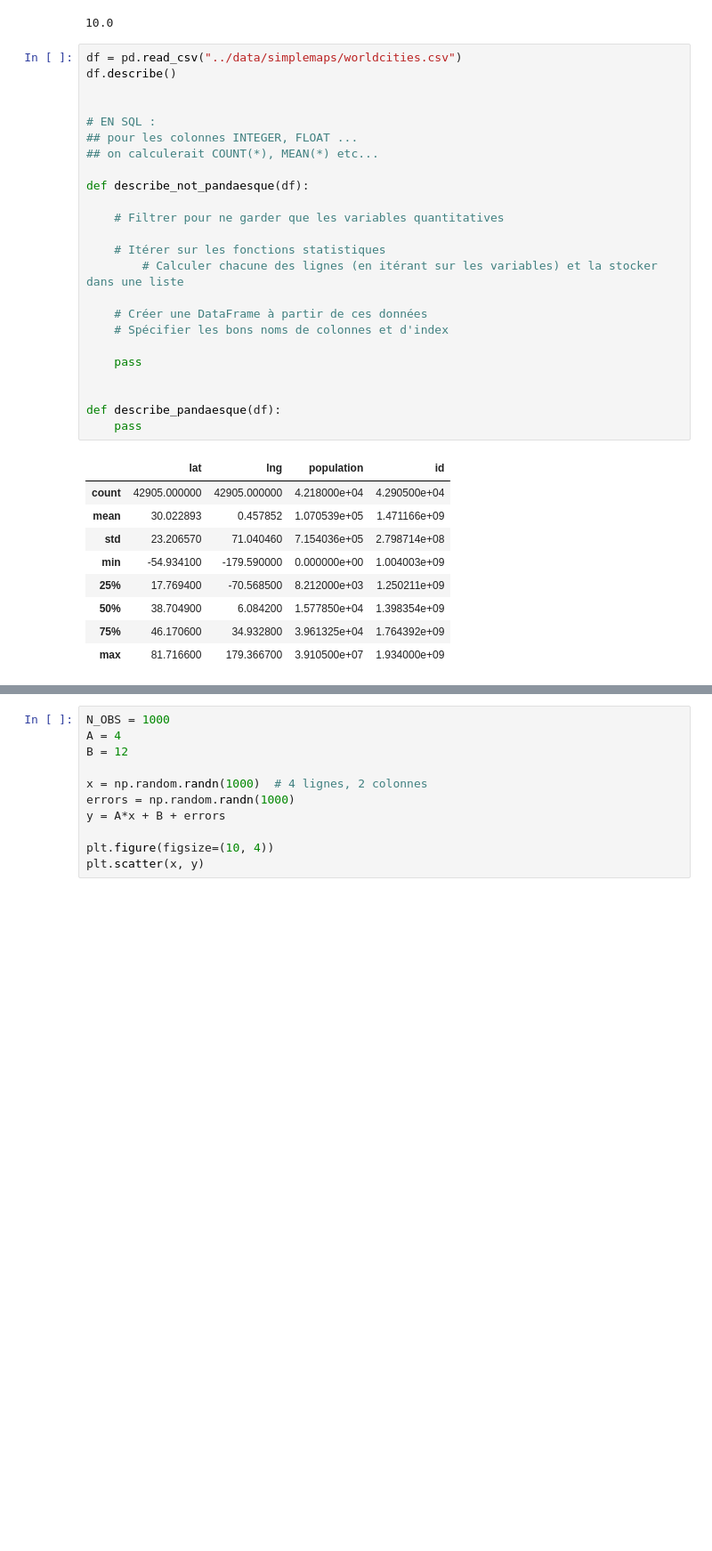
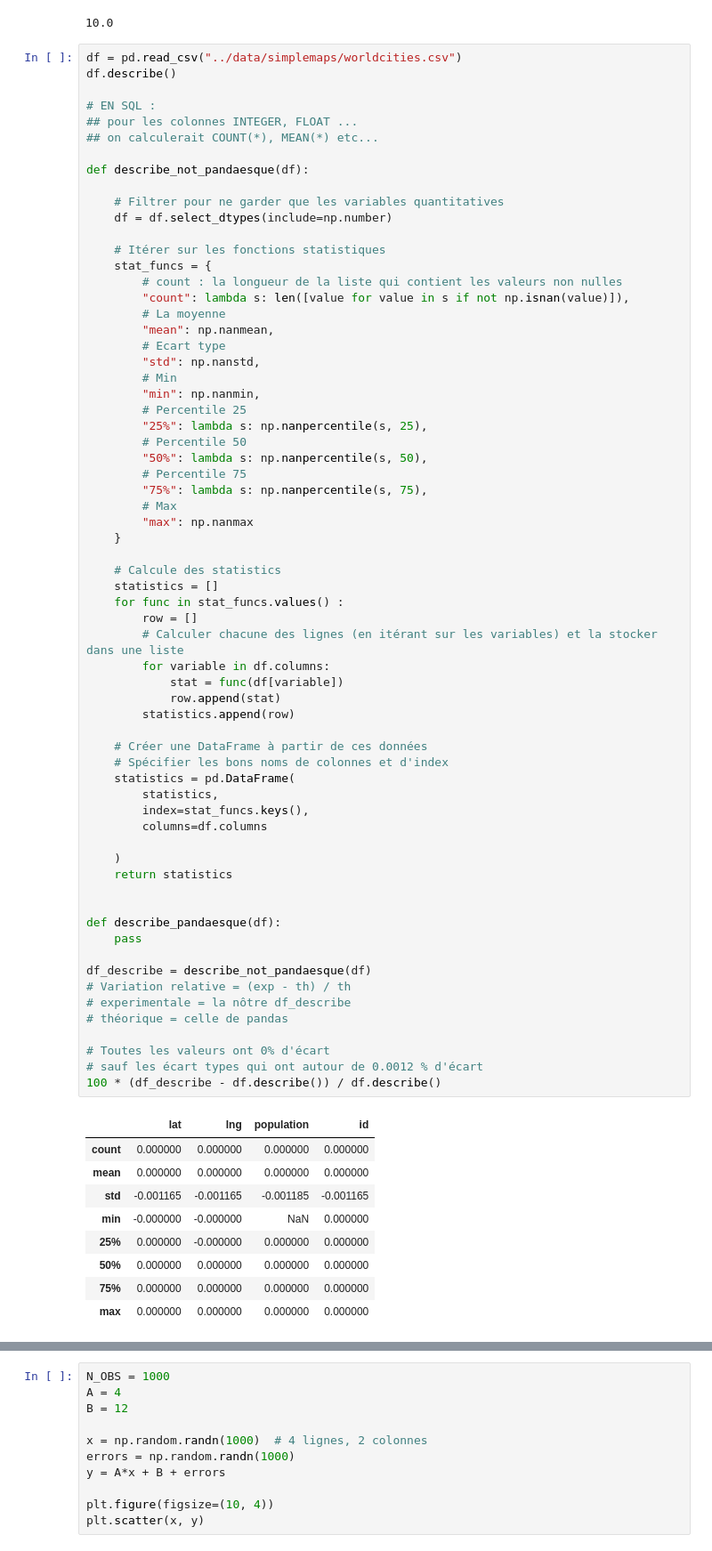
Before and after one commit to Selimmmm/data-science-1-public, a Jupyter notebook: tps/4_a_exercices_pandas_sklearn.ipynb, the cells around one changed output, grey strips where cells are left out. Shown at 89% size. Saved outputs shown, nothing was run; the diff lists cells and outputs as text; blank space fills up the shorter version.

```diff
--- a/tps/4_a_exercices_pandas_sklearn.ipynb
+++ b/tps/4_a_exercices_pandas_sklearn.ipynb
@@ -205,34 +205,75 @@ pd.Series(l_with_nan).mean()  # calcule dirrectement avec np.nanmean
 # %%
 df = pd.read_csv("../data/simplemaps/worldcities.csv")
 df.describe()
-
 
 # EN SQL :
 ## pour les colonnes INTEGER, FLOAT ...
 ## on calculerait COUNT(*), MEAN(*) etc...
 
 def describe_not_pandaesque(df):
 
     # Filtrer pour ne garder que les variables quantitatives
+    df = df.select_dtypes(include=np.number)
 
     # Itérer sur les fonctions statistiques
+    stat_funcs = {
+        # count : la longueur de la liste qui contient les valeurs non nulles
+        "count": lambda s: len([value for value in s if not np.isnan(value)]),
+        # La moyenne
+        "mean": np.nanmean,
+        # Ecart type
+        "std": np.nanstd,
+        # Min
+        "min": np.nanmin,
+        # Percentile 25
+        "25%": lambda s: np.nanpercentile(s, 25),
+        # Percentile 50
+        "50%": lambda s: np.nanpercentile(s, 50),
+        # Percentile 75
+        "75%": lambda s: np.nanpercentile(s, 75),
+        # Max
+        "max": np.nanmax
+    }
+
+    # Calcule des statistics
+    statistics = []
+    for func in stat_funcs.values() :
+        row = []
         # Calculer chacune des lignes (en itérant sur les variables) et la stocker dans une liste
+        for variable in df.columns:
+            stat = func(df[variable])
+            row.append(stat)
+        statistics.append(row)
 
     # Créer une DataFrame à partir de ces données
     # Spécifier les bons noms de colonnes et d'index
+    statistics = pd.DataFrame(
+        statistics,
+        index=stat_funcs.keys(),
+        columns=df.columns
 
-    pass
+    )
+    return statistics
 
 
 def describe_pandaesque(df):
     pass
+
+df_describe = describe_not_pandaesque(df)
+# Variation relative = (exp - th) / th
+# experimentale = la nôtre df_describe
+# théorique = celle de pandas
+
+# Toutes les valeurs ont 0% d'écart
+# sauf les écart types qui ont autour de 0.0012 % d'écart
+100 * (df_describe - df.describe()) / df.describe()
 # %% [output]
 |  | lat | lng | population | id |
-| count | 42905.000000 | 42905.000000 | 4.218000e+04 | 4.290500e+04 |
-| mean | 30.022893 | 0.457852 | 1.070539e+05 | 1.471166e+09 |
-| std | 23.206570 | 71.040460 | 7.154036e+05 | 2.798714e+08 |
-| min | -54.934100 | -179.590000 | 0.000000e+00 | 1.004003e+09 |
-| 25% | 17.769400 | -70.568500 | 8.212000e+03 | 1.250211e+09 |
-| 50% | 38.704900 | 6.084200 | 1.577850e+04 | 1.398354e+09 |
-| 75% | 46.170600 | 34.932800 | 3.961325e+04 | 1.764392e+09 |
-| max | 81.716600 | 179.366700 | 3.910500e+07 | 1.934000e+09 |
+| count | 0.000000 | 0.000000 | 0.000000 | 0.000000 |
+| mean | 0.000000 | 0.000000 | 0.000000 | 0.000000 |
+| std | -0.001165 | -0.001165 | -0.001185 | -0.001165 |
+| min | -0.000000 | -0.000000 | NaN | 0.000000 |
+| 25% | 0.000000 | -0.000000 | 0.000000 | 0.000000 |
+| 50% | 0.000000 | 0.000000 | 0.000000 | 0.000000 |
+| 75% | 0.000000 | 0.000000 | 0.000000 | 0.000000 |
+| max | 0.000000 | 0.000000 | 0.000000 | 0.000000 |
```
Also changed, not shown: parts of 5 cells of this notebook.
